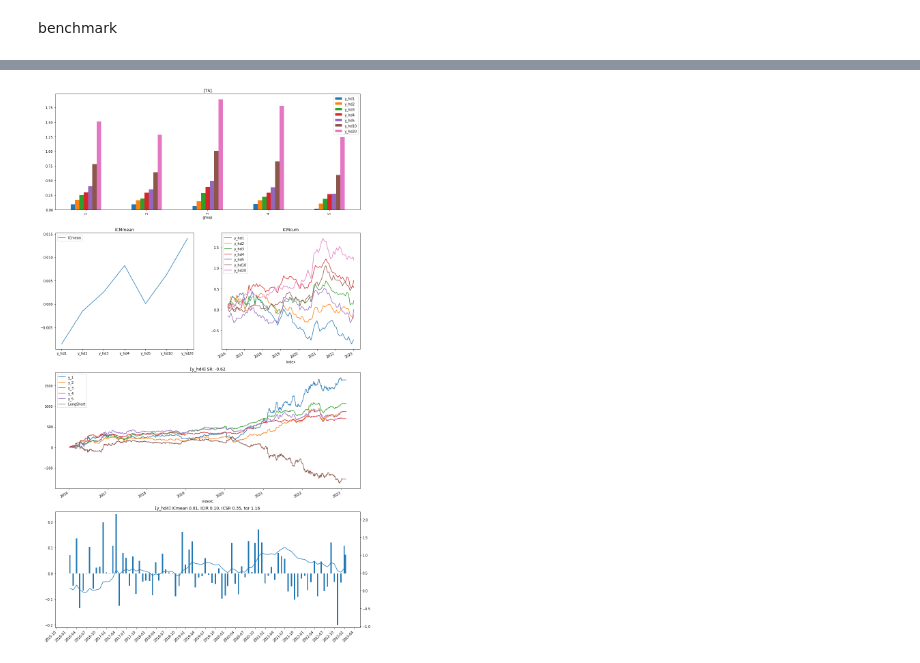
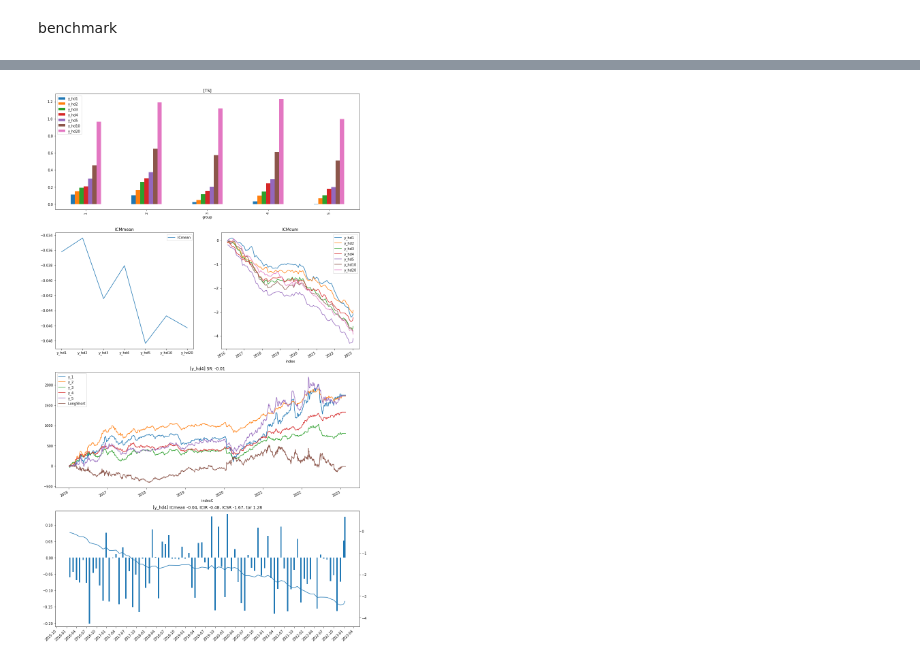
Before and after one commit to shouyangnieer/evolution_lab, a Jupyter notebook: project_ctaintern/CTA_Demo/factor_ts_copula_demo.ipynb, the cells around one changed output, grey strips where cells are left out. Cells and saved outputs as stored; diff of their text form; code cells hidden in the pictures.

```diff
--- a/project_ctaintern/CTA_Demo/factor_ts_copula_demo.ipynb
+++ b/project_ctaintern/CTA_Demo/factor_ts_copula_demo.ipynb
@@ -1122,11 +1093,17 @@ def get_factor_copula(dates_list,data,factorname = 'MIv',name=name_1):
 # %%
-data_1 = {'C_1':(data_index['C_1'] - data_index['C_1'].shift(1))/data_index['C_1'].shift(1),'C_2':(data_index['C_1'] - data_index['C_1'].rolling(6).mean())/data_index['C_1'].rolling(6).mean()}
-data_2 = {'C_1':(data_index['C_2'] - data_index['C_2'].shift(1))/data_index['C_2'].shift(1),'C_2':(data_index['C_2'] - data_index['C_2'].rolling(6).mean())/data_index['C_1'].rolling(6).mean()}
+# data_1 = {'C_1':(data_index['C_1'] - data_index['C_1'].shift(1))/data_index['C_1'].shift(1),'C_2':(data_index['C_1'] - data_index['C_1'].rolling(6).mean())/data_index['C_1'].rolling(6).mean()}
+# data_2 = {'C_1':(data_index['C_2'] - data_index['C_2'].shift(1))/data_index['C_2'].shift(1),'C_2':(data_index['C_2'] - data_index['C_2'].rolling(6).mean())/data_index['C_1'].rolling(6).mean()}
+
+
+data_1 = {'C_1':(data_index['C_1'] - data_index['C_1'].shift(1))/data_index['C_1'].shift(1),'C_2':((data_index['C_1'] - data_index['C_1'].shift(1))/data_index['C_1'].shift(1)).shift(-1)}
+data_2 = {'C_1':(data_index['C_2'] - data_index['C_2'].shift(1))/data_index['C_2'].shift(1),'C_2':((data_index['C_2'] - data_index['C_2'].shift(1))/data_index['C_2'].shift(1)).shift(-1)}
+
+MIv_short, MIu_short= train_module_short_mp(dates_list_1,data=data_1,arbtwo_list=arbtwo_list,n_processes=50)
+MIv_1 = get_factor_copula(dates_list_1,MIv_short,name=name_1)
+
+MIv_short, MIu_short= train_module_short_mp(dates_list_1,data=data_2,arbtwo_list=arbtwo_list,n_processes=50)
+MIv_2 = get_factor_copula(dates_list_1,MIv_short,name=name_2)
-# %%
-MIv_1 = get_factor_copula(dates_list_1,data_1,name=name_1)
-MIv_2 = get_factor_copula(dates_list_1,data_2,name=name_2)
 # %%
 MIv = pd.concat([MIv_1,MIv_2],axis=1)
-MIv = MIv.loc[:, ~MIv.columns.duplicated()]
 MIv
 # %% [output]
@@ -1159,0 +1139,3 @@ array([[<Axes: title={'center': 'rb'}>, <Axes: title={'center': 'yy'}>,
+# %%
+name = [name_.name for name_ in arbtwo_list]
+name
@@ -1161,36 +1161,36 @@ array([[<Axes: title={'center': 'rb'}>, <Axes: title={'center': 'yy'}>,
 '''
 时间序列因子分析, 多个ydf
 '''
 ydf_dict = {}
 for yp in [1,2,3,4,5,10,20]:
-    ret1 = 100.0*(data_zl['C_1'].shift(-yp)/data_zl['C_1']-1)
+    ret1 = 100.0*(data_zl['C_1'].shift(-yp)/data_zl['C_1']-1).loc[:,name]
     ret1.columns = name_1
-    ret2 = 100.0*(data_zl['C_2'].shift(-yp)/data_zl['C_2']-1)
+    ret2 = 100.0*(data_zl['C_2'].shift(-yp)/data_zl['C_2']-1).loc[:,name]
     ret2.columns = name_2
 
     ydf = pd.concat([ret1,ret2],axis=1)
     ydf_dict['y_hd%d'%yp] = ydf.loc[:, ~ydf.columns.duplicated()]
 
 
 factordf1 = MIv.loc[:, ~MIv.columns.duplicated()]
 
 factordf3 = (factordf1 - 0.5).rolling(3).sum()
 
 factordf = factordf1
 
 if_jy = factordf * 0 + 1
 
 y_show = 'y_hd4'
 
 cuts = 5
 ifqcut = True
 startdate = datetime.datetime(2017,1,1)
 enddate = datetime.datetime(2019,1,1)
 
 
 a,b,npsdf_ts_sig_1,nfactordf_ts_sig_1 = mltool.FactorPerform_TSS(factordf, ydf_dict, y_show, if_jy, cuts, ifqcut, startdate, enddate, nameflag_='[TS]', scomms=[], plt_groups=[], if_plot_all=False, if_plot_ls=True, if_savefig=False, figpath=figpath)
 # %% [output]
-[figure, old version]
+[figure, new version]
 # %%
 pairs_ps_1 = (nfactordf_ts_sig_1==1)*1 - 0*(nfactordf_ts_sig_1==1)*1
 print(mltool.CalculateTur(pairs_ps_1))
```
Also changed, not shown: parts of 22 cells of this notebook, 5 other files.
